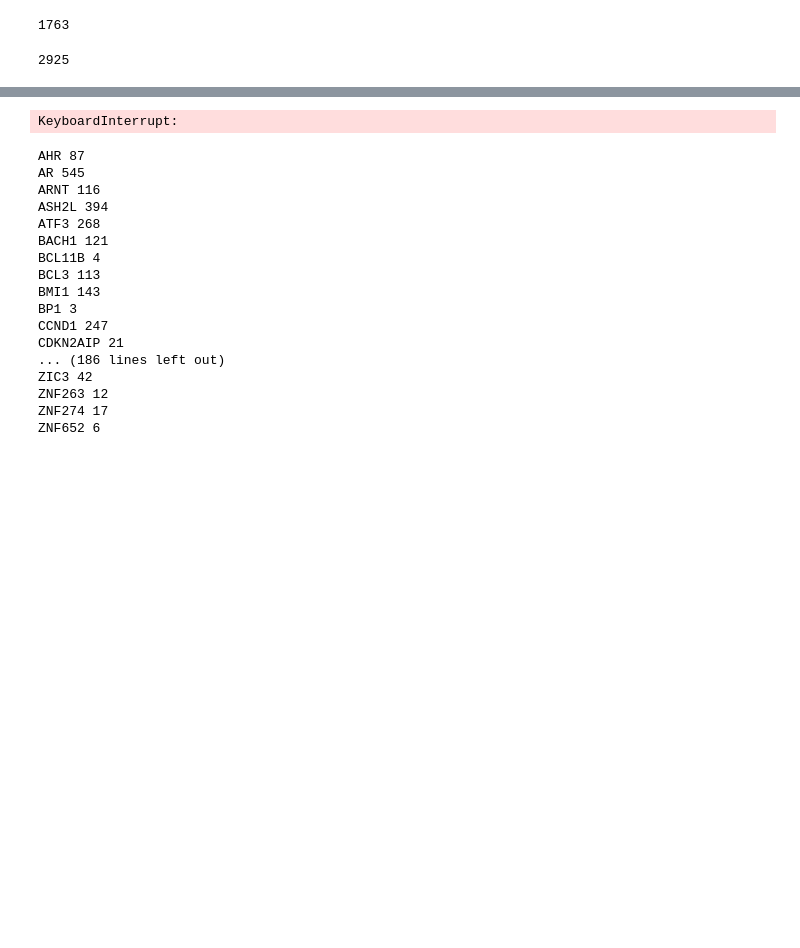
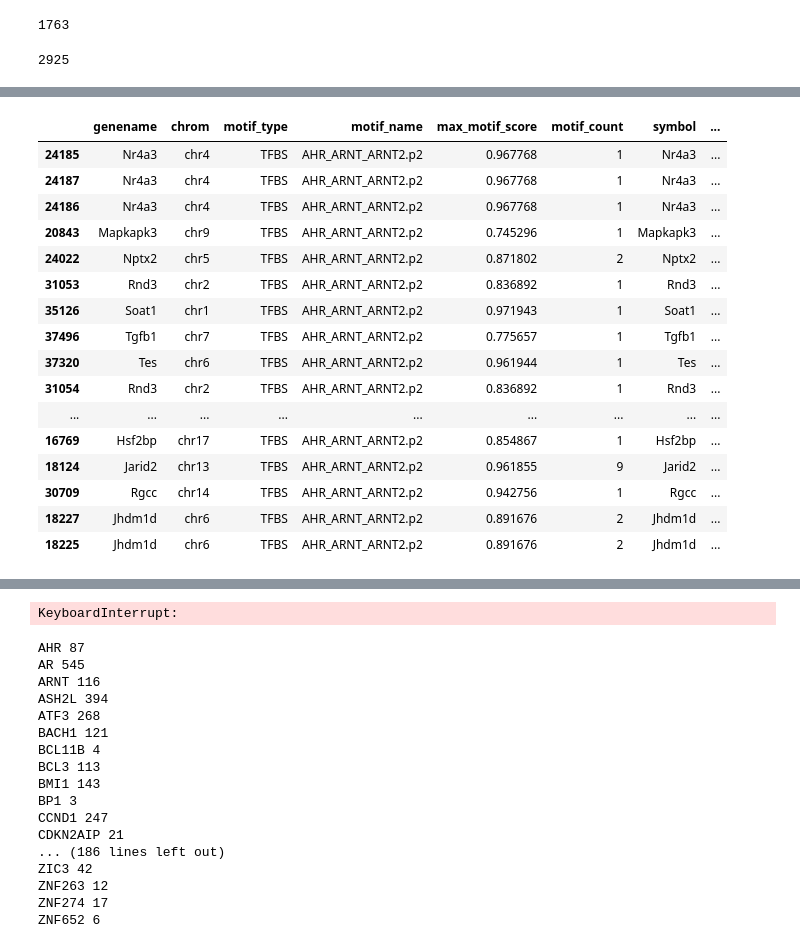
Before and after one commit to aheilbut/pdmouse, a Jupyter notebook: py/pd_chea.ipynb, the cells around one changed output, grey strips where cells are left out. Cells and saved outputs as stored; diff of their text form; code cells hidden in the pictures; blank space fills up the shorter version.

```diff
--- a/py/pd_chea.ipynb
+++ b/py/pd_chea.ipynb
@@ -365,2 +514,4 @@ for k in top_tfs.keys():
 # %%
 e.close()
+# %%
+top_motifs = top_motifs.sort_index(by="pval", ascending=True)
@@ -528,5 +691,3 @@ dtypes: bool(10)
-# %%
-r =
 # %%
 def patternGroup(x):
     r = patterns.ix[ x, :]
@@ -724,0 +888,2 @@ dtypes: float64(3), int64(1), object(5)
+# %%
+pd.options.display.max_columns=100
@@ -724,0 +910,2 @@ dtypes: float64(3), int64(1), object(5)
+# %%
+r = top_motifs[k]
@@ -724,0 +960,20 @@ dtypes: float64(3), int64(1), object(5)
+# %%
+r.ix[1, "motif_occurrences"].sort_index(by=r.ix[1, "motif_occurrences"].columns[8], ascending=False)[0:50]
+# %% [output]
+|  | genename | chrom | motif_type | motif_name | max_motif_score | motif_count | symbol | ... |
+| 24185 | Nr4a3 | chr4 | TFBS | AHR_ARNT_ARNT2.p2 | 0.967768 | 1 | Nr4a3 | ... |
+| 24187 | Nr4a3 | chr4 | TFBS | AHR_ARNT_ARNT2.p2 | 0.967768 | 1 | Nr4a3 | ... |
+| 24186 | Nr4a3 | chr4 | TFBS | AHR_ARNT_ARNT2.p2 | 0.967768 | 1 | Nr4a3 | ... |
+| 20843 | Mapkapk3 | chr9 | TFBS | AHR_ARNT_ARNT2.p2 | 0.745296 | 1 | Mapkapk3 | ... |
+| 24022 | Nptx2 | chr5 | TFBS | AHR_ARNT_ARNT2.p2 | 0.871802 | 2 | Nptx2 | ... |
+| 31053 | Rnd3 | chr2 | TFBS | AHR_ARNT_ARNT2.p2 | 0.836892 | 1 | Rnd3 | ... |
+| 35126 | Soat1 | chr1 | TFBS | AHR_ARNT_ARNT2.p2 | 0.971943 | 1 | Soat1 | ... |
+| 37496 | Tgfb1 | chr7 | TFBS | AHR_ARNT_ARNT2.p2 | 0.775657 | 1 | Tgfb1 | ... |
+| 37320 | Tes | chr6 | TFBS | AHR_ARNT_ARNT2.p2 | 0.961944 | 1 | Tes | ... |
+| 31054 | Rnd3 | chr2 | TFBS | AHR_ARNT_ARNT2.p2 | 0.836892 | 1 | Rnd3 | ... |
+| ... | ... | ... | ... | ... | ... | ... | ... | ... |
+| 16769 | Hsf2bp | chr17 | TFBS | AHR_ARNT_ARNT2.p2 | 0.854867 | 1 | Hsf2bp | ... |
+| 18124 | Jarid2 | chr13 | TFBS | AHR_ARNT_ARNT2.p2 | 0.961855 | 9 | Jarid2 | ... |
+| 30709 | Rgcc | chr14 | TFBS | AHR_ARNT_ARNT2.p2 | 0.942756 | 1 | Rgcc | ... |
+| 18227 | Jhdm1d | chr6 | TFBS | AHR_ARNT_ARNT2.p2 | 0.891676 | 2 | Jhdm1d | ... |
+| 18225 | Jhdm1d | chr6 | TFBS | AHR_ARNT_ARNT2.p2 | 0.891676 | 2 | Jhdm1d | ... |
```
Also changed, not shown: parts of 74 cells of this notebook, 1 other file.
